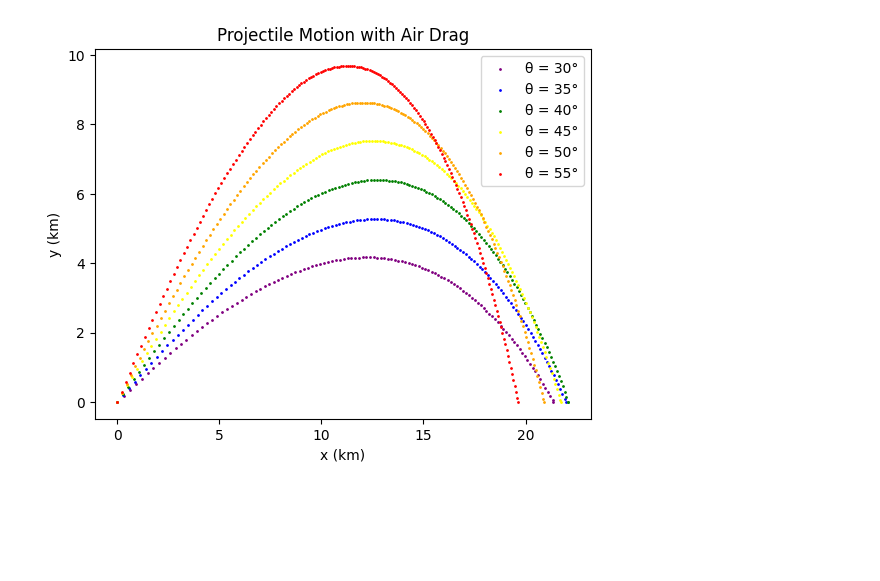
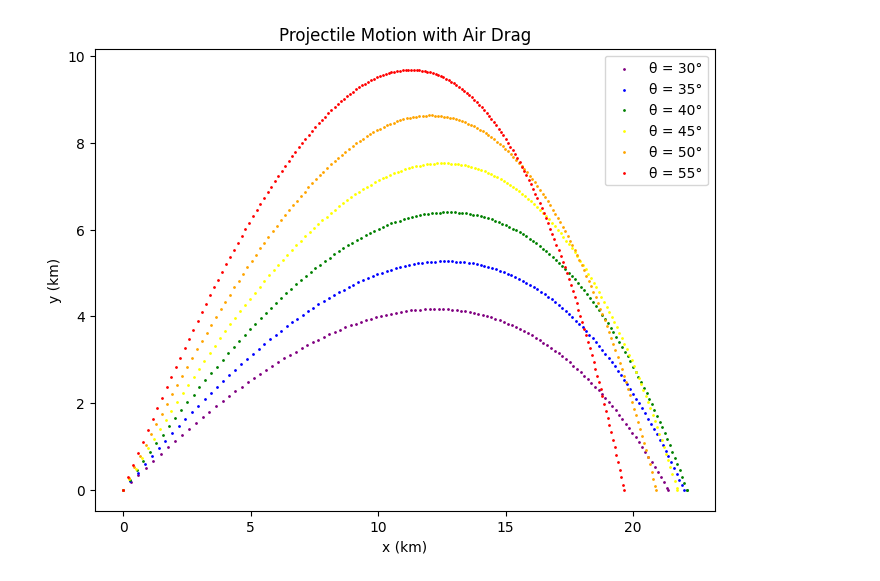
Before and after one commit to ubsuny/23-Homework3G5, a Jupyter notebook: projectile_motion.ipynb, the cells around one changed output. Drawn from its saved outputs; the diff is of its cells as text; code cells hidden in the pictures; blank space fills up the shorter version.

```diff
--- a/projectile_motion.ipynb
+++ b/projectile_motion.ipynb
@@ -3,53 +3,61 @@
 # %%
 import math
 import matplotlib.pyplot as plt
 
 
 g = 9.81 # m / s^2
-dt = 0.5
-x_start = 0
-y_start = 0
-const = 4*(10**-5) # 1 / meter
+dt = 0.5 # time step in seconds
+
+x_start = 0 # starting x position
+y_start = 0 #starting y position
+
+const = 4*(10**-5) # Air Drag B_2 constant (1 / meter)
+
 v_initial = 700 # meters per second
-angle_degree = [30,35,40,45,50,55]
-angle = [math.radians(degrees) for degrees in angle_degree]
 
-x_list=[]
-y_list=[]
+angle_degree = [30,35,40,45,50,55] # launch angle in degree
+angle = [math.radians(degrees) for degrees in angle_degree] #convert launch angle to radians
 
-for j in range(len(angle)):
+x_list=[] #list to store x postions
+y_list=[] #list to store y postions
 
-  vx = v_initial*math.cos(angle[j])
-  vy = v_initial*math.sin(angle[j])
+for j in range(len(angle)): # loop over launc angles
 
-  x=[x_start]
-  y=[y_start]
+  vx = v_initial*math.cos(angle[j]) # intial x velocity
+  vy = v_initial*math.sin(angle[j]) # initial y velocity
 
-  i = 0
+  x=[x_start] # list to store x postions
+  y=[y_start] # list to store y postions
 
-  while y[-1]>=0:
-    x.append(x[i]+vx*dt)
-    y.append(y[i]+vy*dt)
-    vx=vx-const*dt*vx*math.sqrt((vx**2)+(vy**2))
-    vy=vy-dt*(g+const*vy*math.sqrt((vx**2)+(vy**2)))
-    i=i+1
+  i = 0 # index for while loop
 
+  while y[-1]>=0: # loop ta calculate x and y positions
+    x.append(x[i]+vx*dt) # calculate and save x
+    y.append(y[i]+vy*dt) # calculate and save y
+    vx=vx-const*dt*vx*math.sqrt((vx**2)+(vy**2)) # update x velocity
+    vy=vy-dt*(g+const*vy*math.sqrt((vx**2)+(vy**2))) # update y velocity
+    i=i+1 # update index
+
+  #interpolate between last two points to determine final position
   r = -y[-2]/y[-1]
   x[-1] = (x[-2]+r*x[-1])/(r+1)
   y[-1]=0.0
 
+  # saving x and y positions
   x_list.append(x)
   y_list.append(y)
 
-colours=["purple","blue","green","yellow","orange","red"]
-plt.figure() # In this example, all the plots will be in one figure.
-for i in range(len(x_list)):
-    plt.scatter(list(map(lambda z: z/1000, x_list[i])),list(map(lambda z: z/1000, y_list[i])),
-                c=colours[i],s=1,label='θ = {}°'.format(angle_degree[i]))
+#plotting
+
+colours=["purple","blue","green","yellow","orange","red"] # list of colours
+plt.figure(figsize=(8,6)) # set plot size
+for i in range(len(x_list)): # plotting trajectory for each launch angle
+    plt.scatter(list(map(lambda z: z/1000, x_list[i])),list(map(lambda z: z/1000, y_list[i])), # converting from m to km
+                c=colours[i],s=1,label='θ = {}°'.format(angle_degree[i])) # colours and legends
 plt.xlabel('x (km)')
 plt.ylabel('y (km)')
 plt.legend()
 plt.title("Projectile Motion with Air Drag")
 plt.show()
 # %% [output]
-[figure, old version]
+[figure, new version]
```
